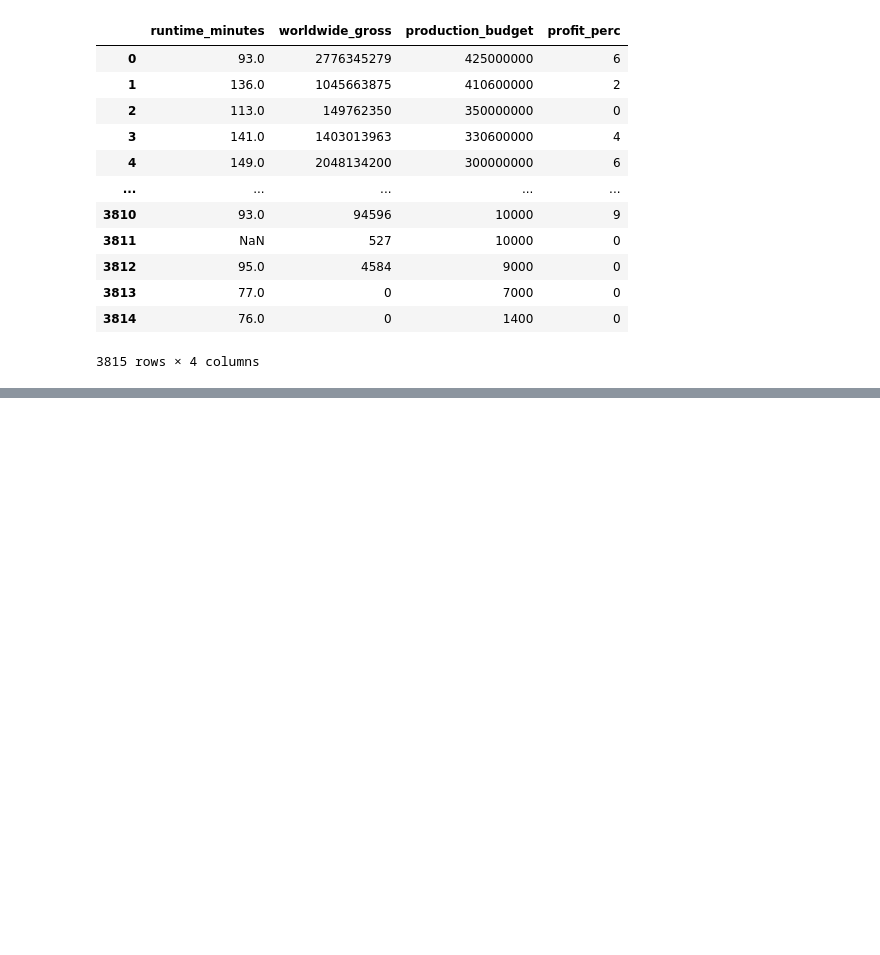
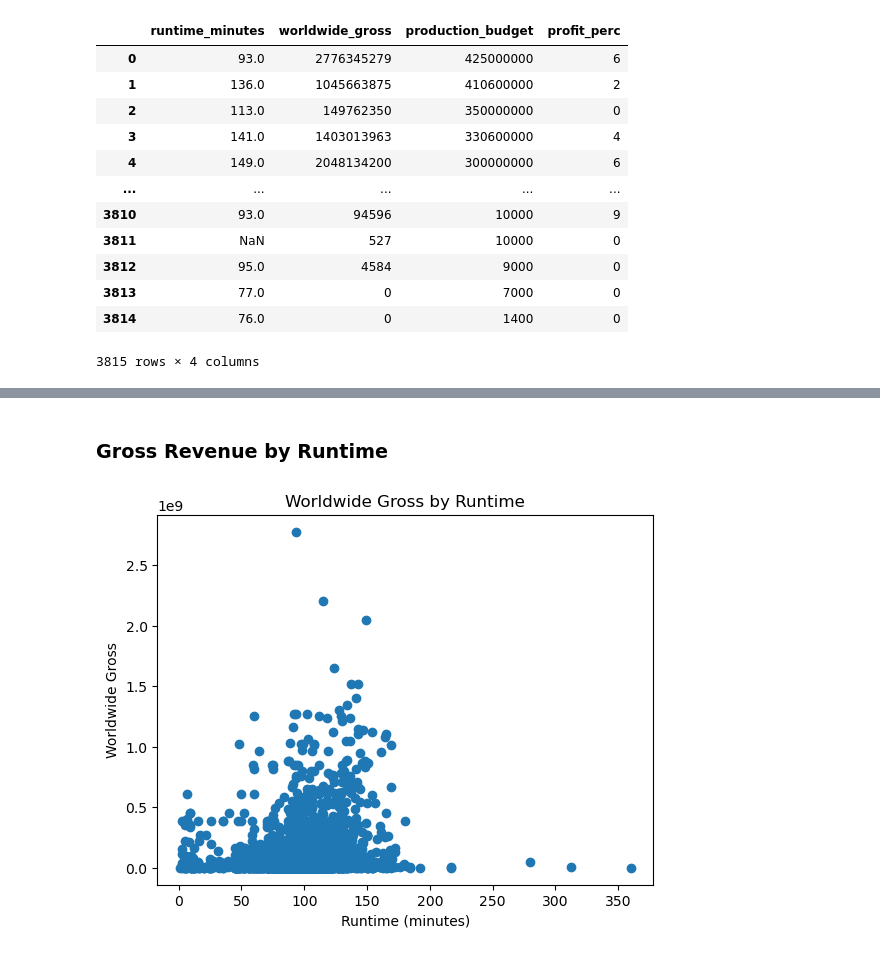
Before and after one commit to nechamab/phase-2-project, a Jupyter notebook: notebooks/finall.ipynb, the cells around one changed output, grey strips where cells are left out. Cells and saved outputs as stored; diff of their text form; code cells hidden in the pictures; blank space fills up the shorter version.

```diff
--- a/notebooks/finall.ipynb
+++ b/notebooks/finall.ipynb
@@ -620,0 +630,11 @@ df
+# %% [markdown]
+### Gross Revenue by Runtime
+# %%
+# Create a scatter plot
+plt.scatter(df['runtime_minutes'], df['worldwide_gross'])
+plt.xlabel('Runtime (minutes)')
+plt.ylabel('Worldwide Gross')
+plt.title('Worldwide Gross by Runtime')
+plt.show()
+# %% [output]
+[figure, added]
```
Also changed, not shown: parts of 1 cell of this notebook.
